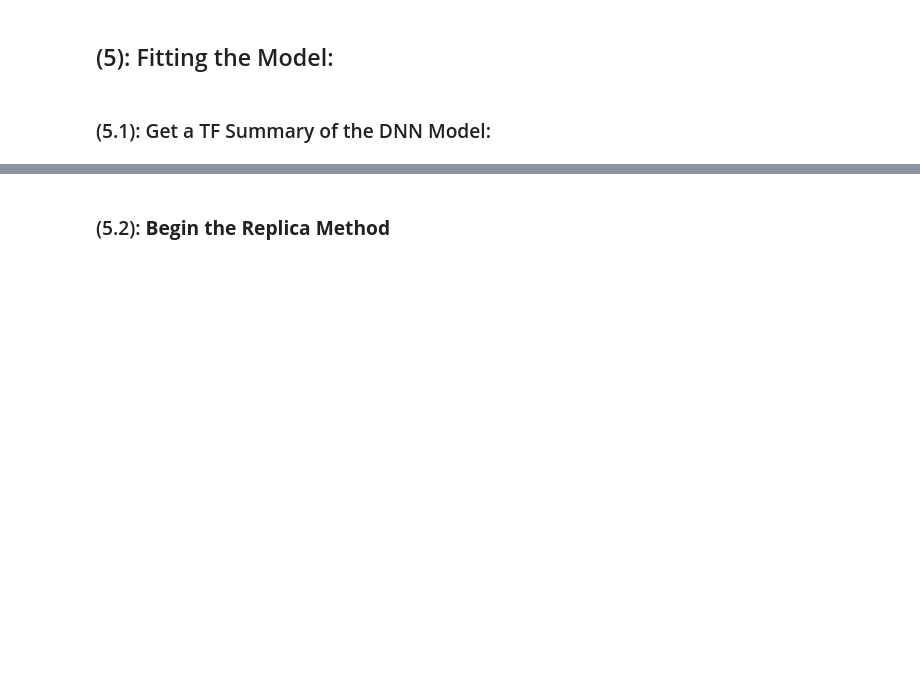
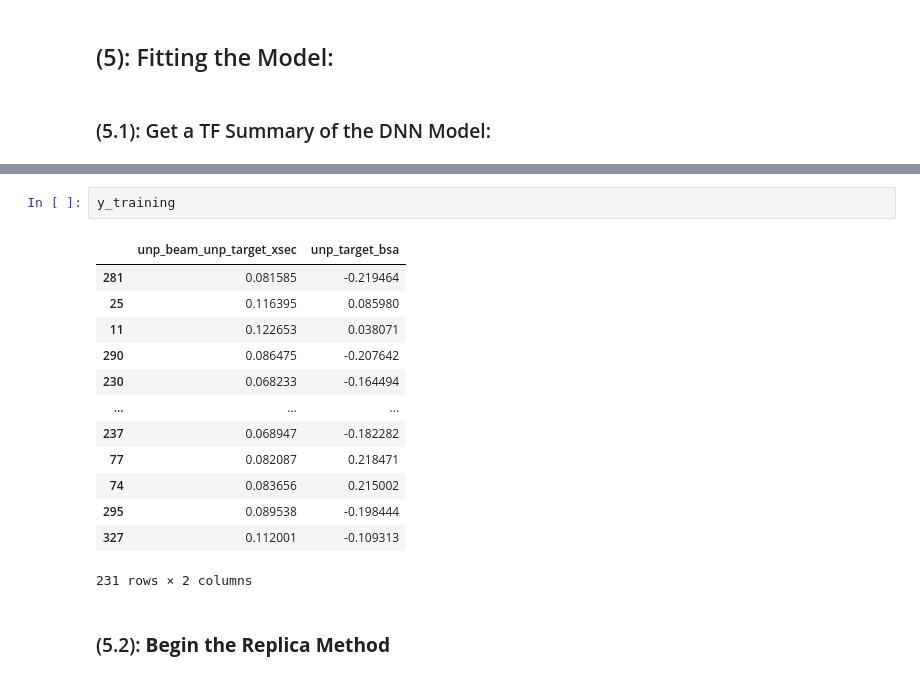
Before and after one commit to JayDanielsss/gpd_dnn, a Jupyter notebook: closure_test/closure_test.ipynb, the cells around one changed output, grey strips where cells are left out. Saved outputs shown, nothing was run; the diff lists cells and outputs as text; blank space fills up the shorter version.

```diff
--- a/closure_test/closure_test.ipynb
+++ b/closure_test/closure_test.ipynb
@@ -3504,3 +3777,19 @@ cff_h_model().summary()
+# %%
+y_training
+# %% [output]
+|  | unp_beam_unp_target_xsec | unp_target_bsa |
+| 281 | 0.081585 | -0.219464 |
+| 25 | 0.116395 | 0.085980 |
+| 11 | 0.122653 | 0.038071 |
+| 290 | 0.086475 | -0.207642 |
+| 230 | 0.068233 | -0.164494 |
+| ... | ... | ... |
+| 237 | 0.068947 | -0.182282 |
+| 77 | 0.082087 | 0.218471 |
+| 74 | 0.083656 | 0.215002 |
+| 295 | 0.089538 | -0.198444 |
+| 327 | 0.112001 | -0.109313 |
+231 rows × 2 columns
 # %% [markdown]
 ### (5.2): **Begin the Replica Method**
 # %%
```
Also changed, not shown: parts of 42 cells of this notebook.
